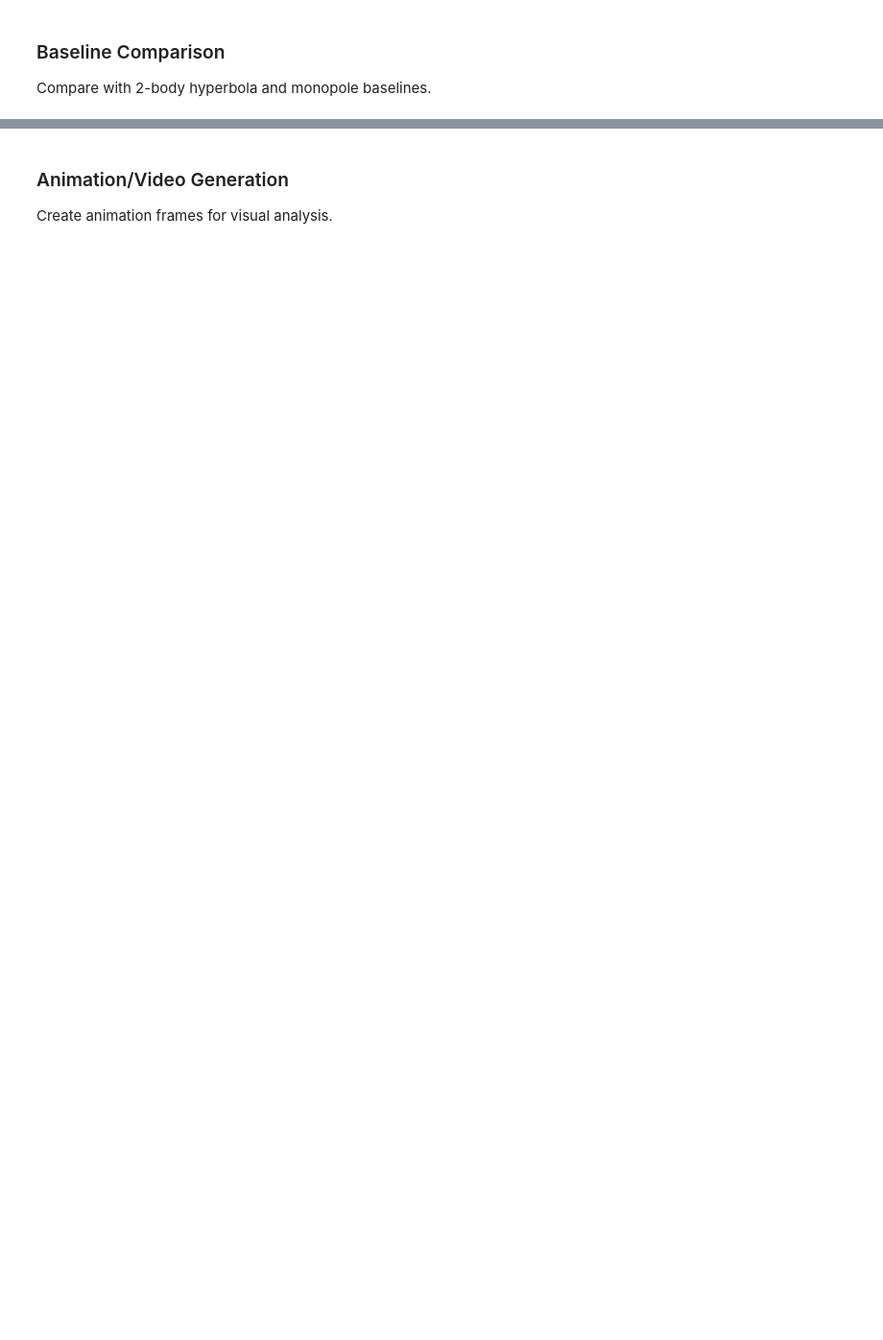
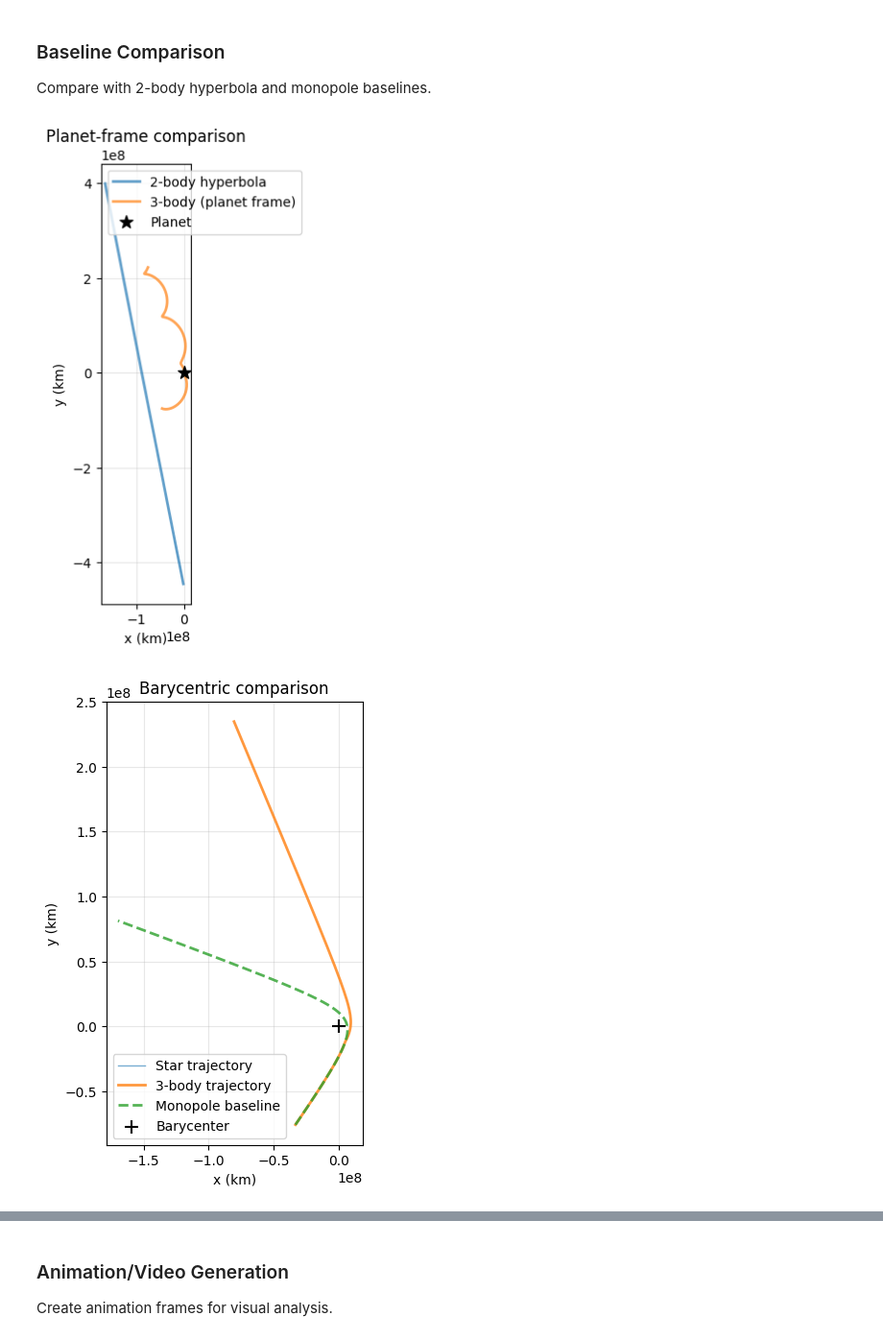
Before and after one commit to prshr1/slingshot-solver, a Jupyter notebook: ThreeBodySolver_v2.ipynb, the cells around one changed output, grey strips where cells are left out. Shown at 96% size. Cells and saved outputs as stored; diff of their text form; code cells hidden in the pictures; blank space fills up the shorter version.

```diff
--- a/ThreeBodySolver_v2.ipynb
+++ b/ThreeBodySolver_v2.ipynb
@@ -149,3 +196,10 @@ print(f"\nResults: {ok_count}/{cfg.pipeline.N_particles} successful ({100.0*ok_c
+# %%
+# Create output directory for this run (used by all plot cells below)
+from datetime import datetime
+
+output_dir = Path(f"./results/results_{cfg.system.name}_{datetime.now().strftime('%Y%m%d_%H%M%S')}")
+output_dir.mkdir(parents=True, exist_ok=True)
+print(f"Output directory: {output_dir}")
 # %% [markdown]
 ### MC Summary Visualization
 # %%
@@ -281,30 +476,38 @@ Compare with 2-body hyperbola and monopole baselines.
 # %%
 from slingshot.analysis import extract_encounter_states
 
 # Extract encounter geometry
 enc = extract_encounter_states(
     best_sol,
     m_p=m_p,
     R_p=R_p,
     r_far_factor=cfg.numerical.r_far_factor,
     min_clearance_factor=cfg.numerical.min_clearance_factor,
 )
 
 if enc.ok:
     # Compare with baselines
     comparison = compare_3body_with_baselines(
         best_sol,
         enc,
         m_star=m_star,
         m_p=m_p,
         R_p=R_p,
         make_plots=True,
+        plot_save_dir=str(output_dir),
     )
 
     if comparison["ok"]:
+        tb = comparison["two_body"]
         print(f"\nBaseline Comparison Results:")
-        print(f"  2-body deflection: {comparison['two_body']['deflection_deg']:.1f}°")
-        print(f"  3-body deflection: {comparison.get('delta_3body', np.nan):.1f}°")
-        print(f"  Extra Δv from planet: {comparison['extra_eps_from_planet']:.3e} km²/s²")
+        print(f"  2-body deflection (planet hyperbola): {tb['deflection_deg']:.1f}°")
+        print(f"  3-body deflection (barycentric):      {comparison['deflection_3body']:.1f}°")
+        print(f"  Extra Δε from planet presence:        {comparison['extra_eps_from_planet']:.3e} km²/s²")
+        if tb['hyperbolic']:
+            print(f"  2-body periapsis:  {tb['r_p']:.0f} km  ({tb['r_p']/R_p:.1f} R_p)")
+            print(f"  2-body eccentricity:  {tb['e']:.2f}")
 else:
     print(f"Encounter extraction failed: {enc.reason}")
+# %% [output]
+[figure, added]
+[figure, added]
```
Also changed, not shown: parts of 23 cells of this notebook, 31 other files.
